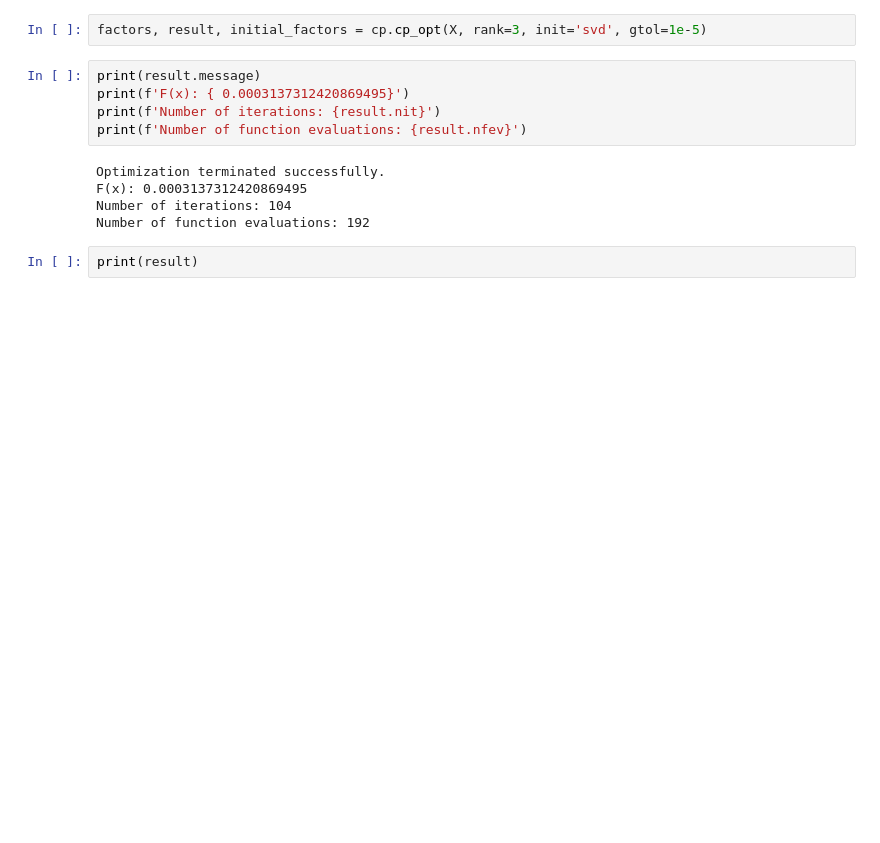
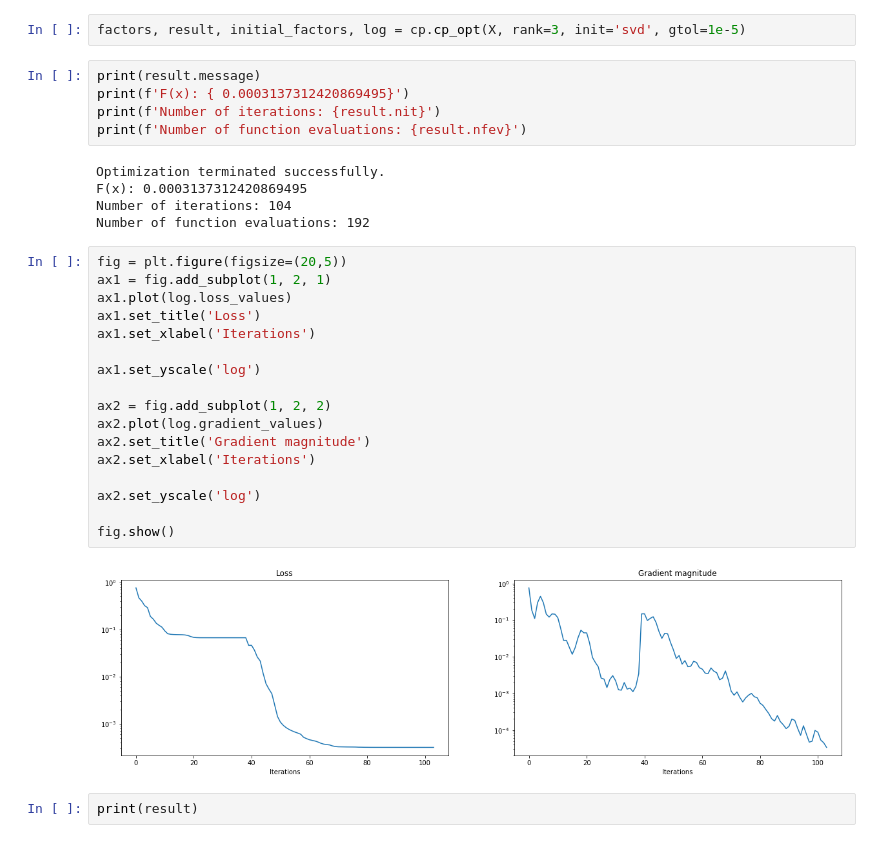
Before and after one commit to MarieRoald/TensorKit, a Jupyter notebook: cp_opt demo.ipynb, the cells around one changed output. Saved outputs shown, nothing was run; the diff lists cells and outputs as text; blank space fills up the shorter version.

```diff
--- a/cp_opt demo.ipynb
+++ b/cp_opt demo.ipynb
@@ -55,7 +83,7 @@ X = X/np.linalg.norm(X)
 # %% [markdown]
 ## Find parafac decomposition with cp_opt
 # %%
-factors, result, initial_factors = cp.cp_opt(X, rank=3, init='svd', gtol=1e-5)
+factors, result, initial_factors, log = cp.cp_opt(X, rank=3, init='svd', gtol=1e-5)
 # %%
 print(result.message)
 print(f'F(x): { 0.0003137312420869495}')
@@ -66,6 +94,25 @@ Optimization terminated successfully.
 F(x): 0.0003137312420869495
 Number of iterations: 104
 Number of function evaluations: 192
+# %%
+fig = plt.figure(figsize=(20,5))
+ax1 = fig.add_subplot(1, 2, 1)
+ax1.plot(log.loss_values)
+ax1.set_title('Loss')
+ax1.set_xlabel('Iterations')
+
+ax1.set_yscale('log')
+
+ax2 = fig.add_subplot(1, 2, 2)
+ax2.plot(log.gradient_values)
+ax2.set_title('Gradient magnitude')
+ax2.set_xlabel('Iterations')
+
+ax2.set_yscale('log')
+
+fig.show()
+# %% [output]
+[figure, added]
 # %%
 print(result)
 # %% [output]
```
Also changed, not shown: parts of 7 cells of this notebook, 3 other files.
